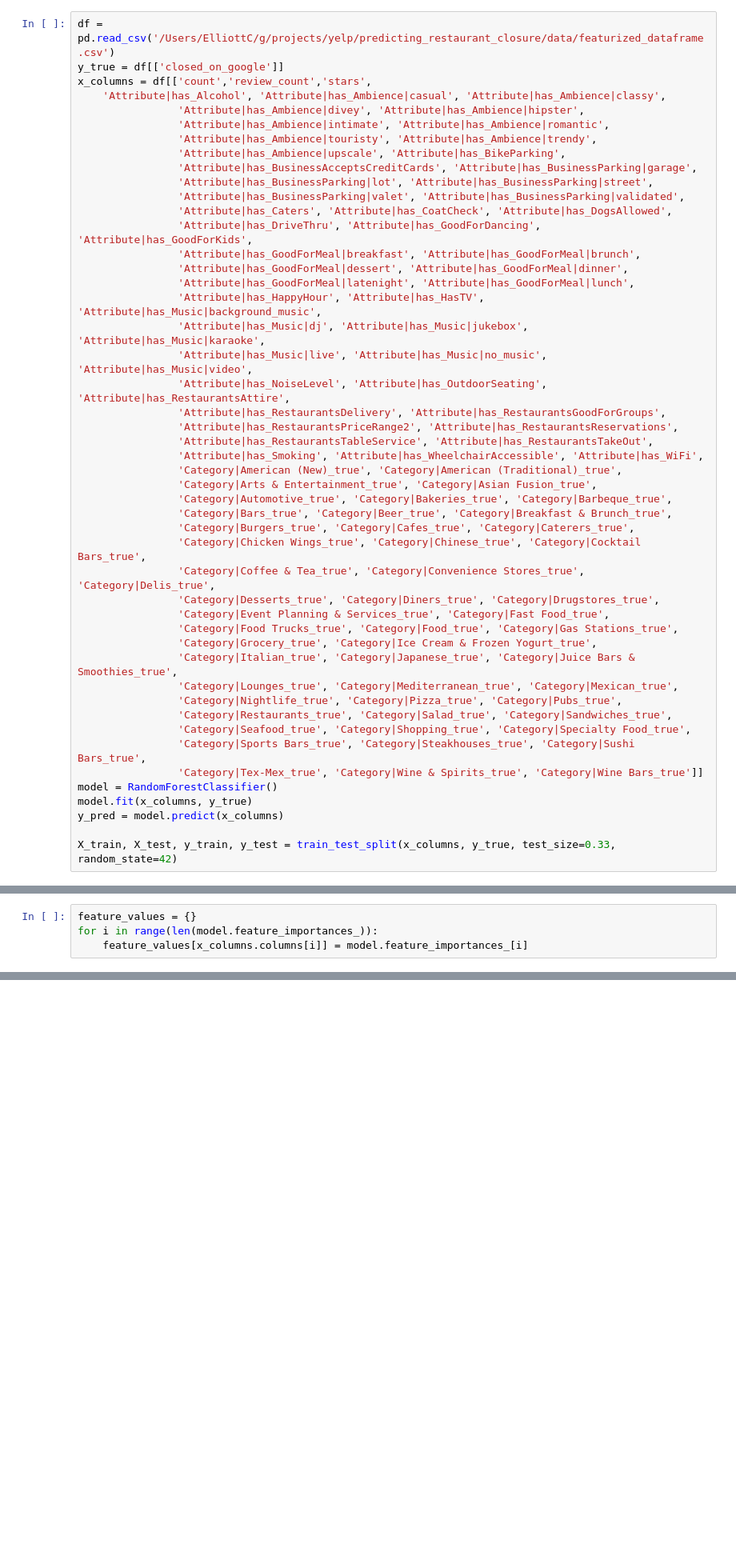
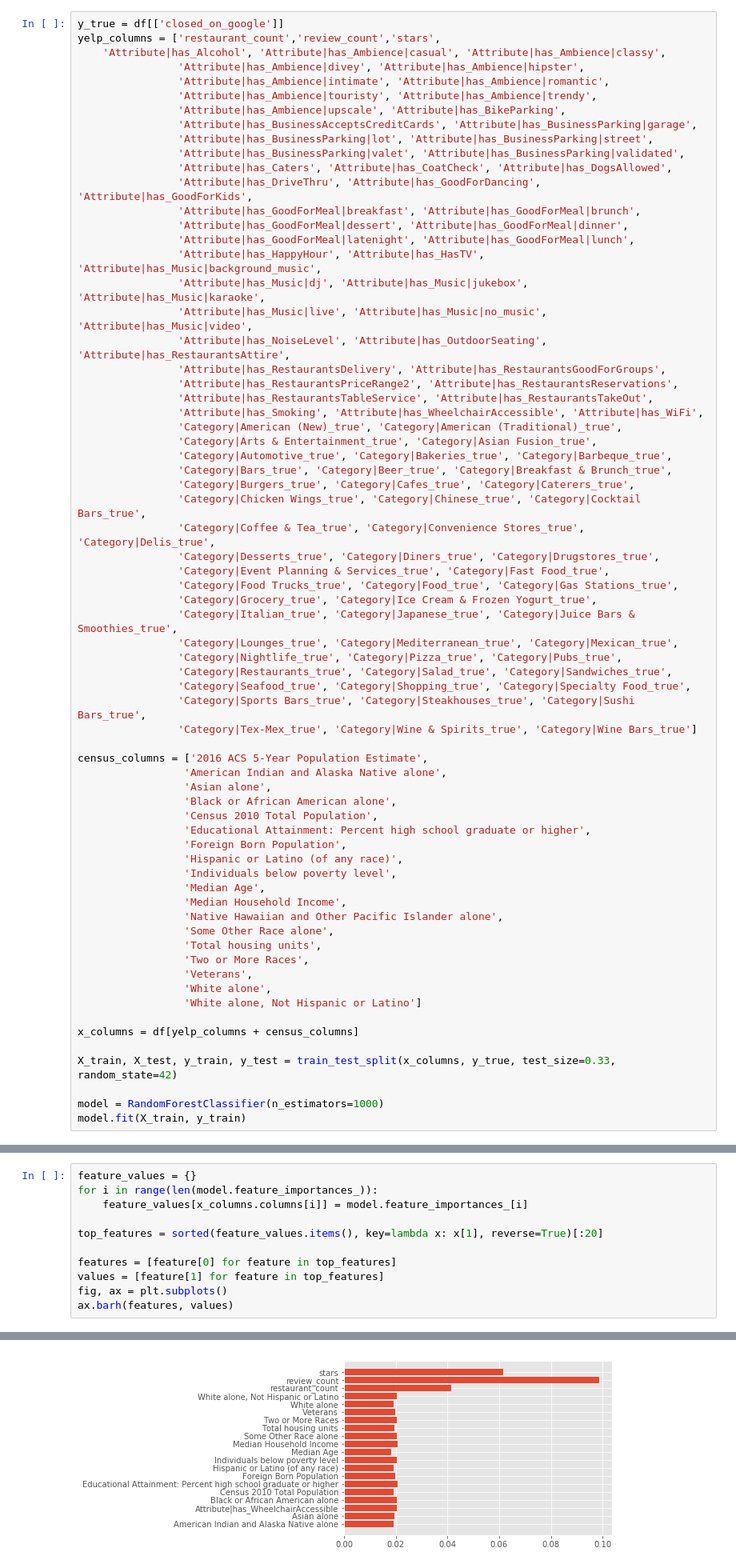
Before and after one commit to ellcrane/restaurant-closing-probability, a Jupyter notebook: notebooks/model.ipynb, the cells around one changed output, grey strips where cells are left out. Shown at 80% size. Saved outputs shown, nothing was run; the diff lists cells and outputs as text; blank space fills up the shorter version.

```diff
--- a/notebooks/model.ipynb
+++ b/notebooks/model.ipynb
@@ -9,7 +11,6 @@ import matplotlib.pyplot as plt
 # %%
-df = pd.read_csv('/Users/ElliottC/g/projects/yelp/predicting_restaurant_closure/data/featurized_dataframe.csv')
 y_true = df[['closed_on_google']]
-x_columns = df[['count','review_count','stars',
+yelp_columns = ['restaurant_count','review_count','stars',
     'Attribute|has_Alcohol', 'Attribute|has_Ambience|casual', 'Attribute|has_Ambience|classy',
                 'Attribute|has_Ambience|divey', 'Attribute|has_Ambience|hipster',
                 'Attribute|has_Ambience|intimate', 'Attribute|has_Ambience|romantic',
@@ -48,9 +49,30 @@ x_columns = df[['count','review_count','stars',
                 'Category|Restaurants_true', 'Category|Salad_true', 'Category|Sandwiches_true',
                 'Category|Seafood_true', 'Category|Shopping_true', 'Category|Specialty Food_true',
                 'Category|Sports Bars_true', 'Category|Steakhouses_true', 'Category|Sushi Bars_true',
-                'Category|Tex-Mex_true', 'Category|Wine & Spirits_true', 'Category|Wine Bars_true']]
-model = RandomForestClassifier()
-model.fit(x_columns, y_true)
-y_pred = model.predict(x_columns)
+                'Category|Tex-Mex_true', 'Category|Wine & Spirits_true', 'Category|Wine Bars_true']
+
+census_columns = ['2016 ACS 5-Year Population Estimate',
+                 'American Indian and Alaska Native alone',
+                 'Asian alone',
+                 'Black or African American alone',
+                 'Census 2010 Total Population',
+                 'Educational Attainment: Percent high school graduate or higher',
+                 'Foreign Born Population',
+                 'Hispanic or Latino (of any race)',
+                 'Individuals below poverty level',
+                 'Median Age',
+                 'Median Household Income',
+                 'Native Hawaiian and Other Pacific Islander alone',
+                 'Some Other Race alone',
+                 'Total housing units',
+                 'Two or More Races',
+                 'Veterans',
+                 'White alone',
+                 'White alone, Not Hispanic or Latino']
+
+x_columns = df[yelp_columns + census_columns]
 
 X_train, X_test, y_train, y_test = train_test_split(x_columns, y_true, test_size=0.33, random_state=42)
+
+model = RandomForestClassifier(n_estimators=1000)
+model.fit(X_train, y_train)
@@ -166,3 +109,11 @@ x_columns.columns[0]
 feature_values = {}
 for i in range(len(model.feature_importances_)):
     feature_values[x_columns.columns[i]] = model.feature_importances_[i]
+
+top_features = sorted(feature_values.items(), key=lambda x: x[1], reverse=True)[:20]
+
+features = [feature[0] for feature in top_features]
+values = [feature[1] for feature in top_features]
+fig, ax = plt.subplots()
+ax.barh(features, values)
+# %% [output]
@@ -168,0 +121 @@ for i in range(len(model.feature_importances_)):
+[figure, added]
```
Also changed, not shown: parts of 23 cells of this notebook, 2 other files.
